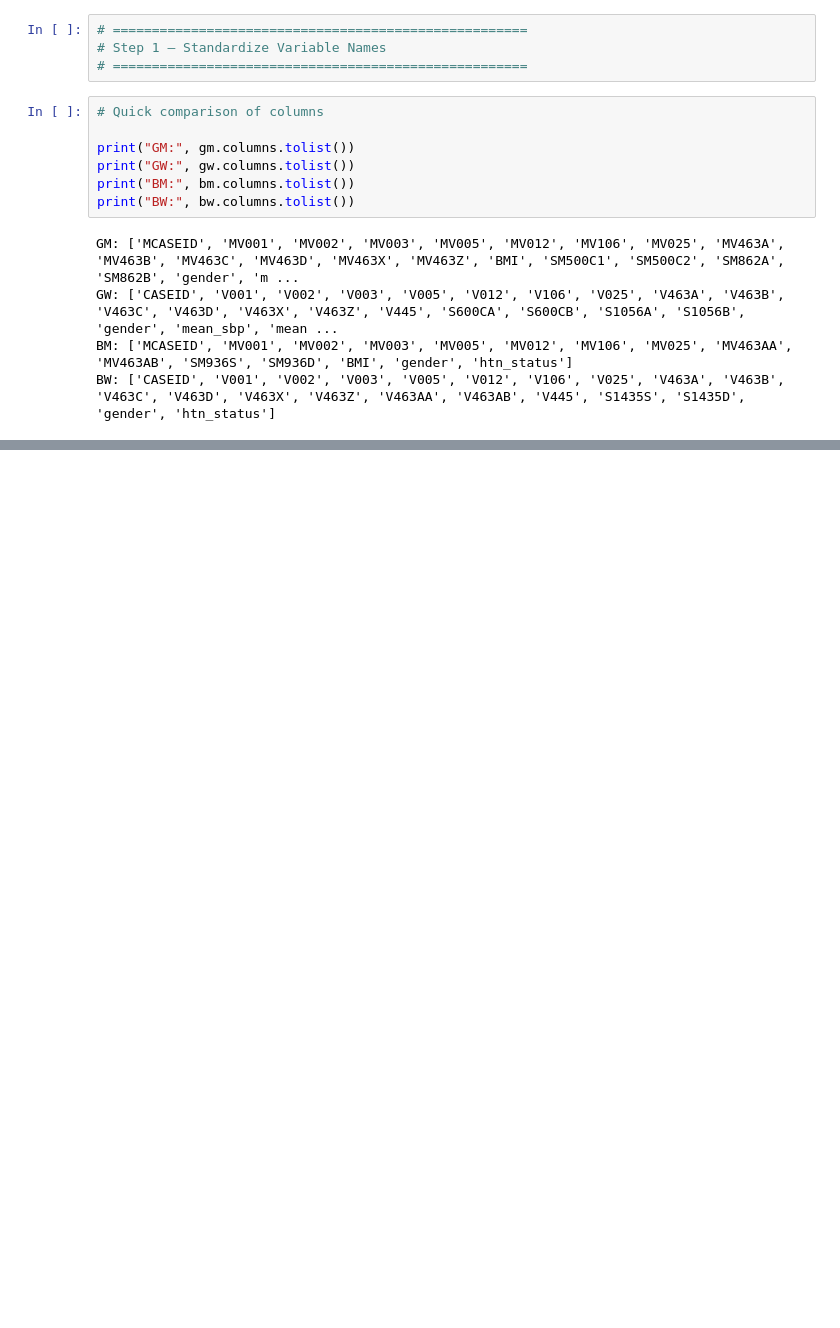
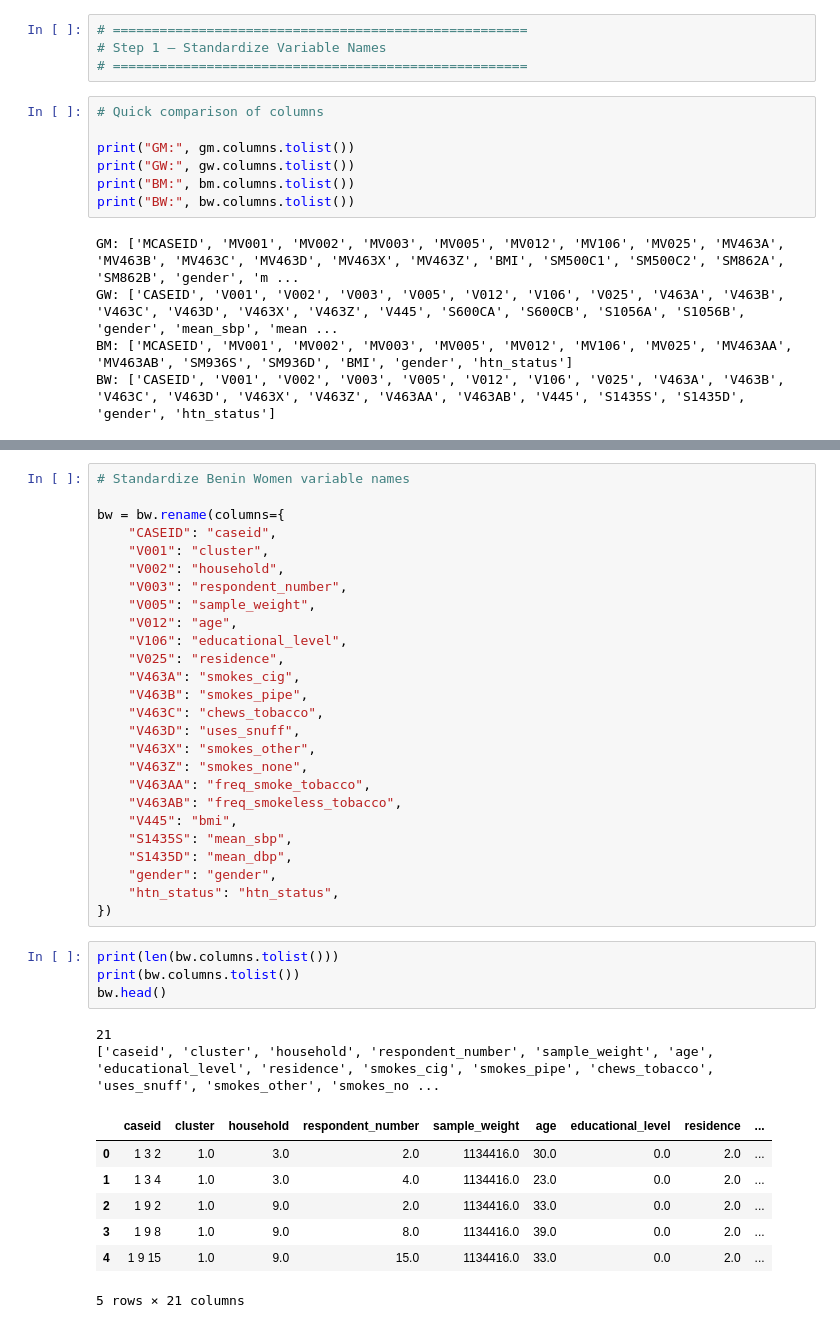
Before and after one commit to Phawazz/HyperDetect, a Jupyter notebook: notebooks/02_harmonization.ipynb, the cells around one changed output, grey strips where cells are left out. Cells and saved outputs as stored; diff of their text form; blank space fills up the shorter version.

```diff
--- a/notebooks/02_harmonization.ipynb
+++ b/notebooks/02_harmonization.ipynb
@@ -85,0 +201,40 @@ BW: ['CASEID', 'V001', 'V002', 'V003', 'V005', 'V012', 'V106', 'V025', 'V463A',
+# %%
+# Standardize Benin Women variable names
+
+bw = bw.rename(columns={
+    "CASEID": "caseid",
+    "V001": "cluster",
+    "V002": "household",
+    "V003": "respondent_number",
+    "V005": "sample_weight",
+    "V012": "age",
+    "V106": "educational_level",
+    "V025": "residence",
+    "V463A": "smokes_cig",
+    "V463B": "smokes_pipe",
+    "V463C": "chews_tobacco",
+    "V463D": "uses_snuff",
+    "V463X": "smokes_other",
+    "V463Z": "smokes_none",
+    "V463AA": "freq_smoke_tobacco",
+    "V463AB": "freq_smokeless_tobacco",
+    "V445": "bmi",
+    "S1435S": "mean_sbp",
+    "S1435D": "mean_dbp",
+    "gender": "gender",
+    "htn_status": "htn_status",
+})
+# %%
+print(len(bw.columns.tolist()))
+print(bw.columns.tolist())
+bw.head()
+# %% [output]
+21
+['caseid', 'cluster', 'household', 'respondent_number', 'sample_weight', 'age', 'educational_level', 'residence', 'smokes_cig', 'smokes_pipe', 'chews_tobacco', 'uses_snuff', 'smokes_other', 'smokes_no ...
+|  | caseid | cluster | household | respondent_number | sample_weight | age | educational_level | residence | ... |
+| 0 | 1 3 2 | 1.0 | 3.0 | 2.0 | 1134416.0 | 30.0 | 0.0 | 2.0 | ... |
+| 1 | 1 3 4 | 1.0 | 3.0 | 4.0 | 1134416.0 | 23.0 | 0.0 | 2.0 | ... |
+| 2 | 1 9 2 | 1.0 | 9.0 | 2.0 | 1134416.0 | 33.0 | 0.0 | 2.0 | ... |
+| 3 | 1 9 8 | 1.0 | 9.0 | 8.0 | 1134416.0 | 39.0 | 0.0 | 2.0 | ... |
+| 4 | 1 9 15 | 1.0 | 9.0 | 15.0 | 1134416.0 | 33.0 | 0.0 | 2.0 | ... |
+5 rows × 21 columns
```
Also changed, not shown: parts of 23 cells of this notebook.
